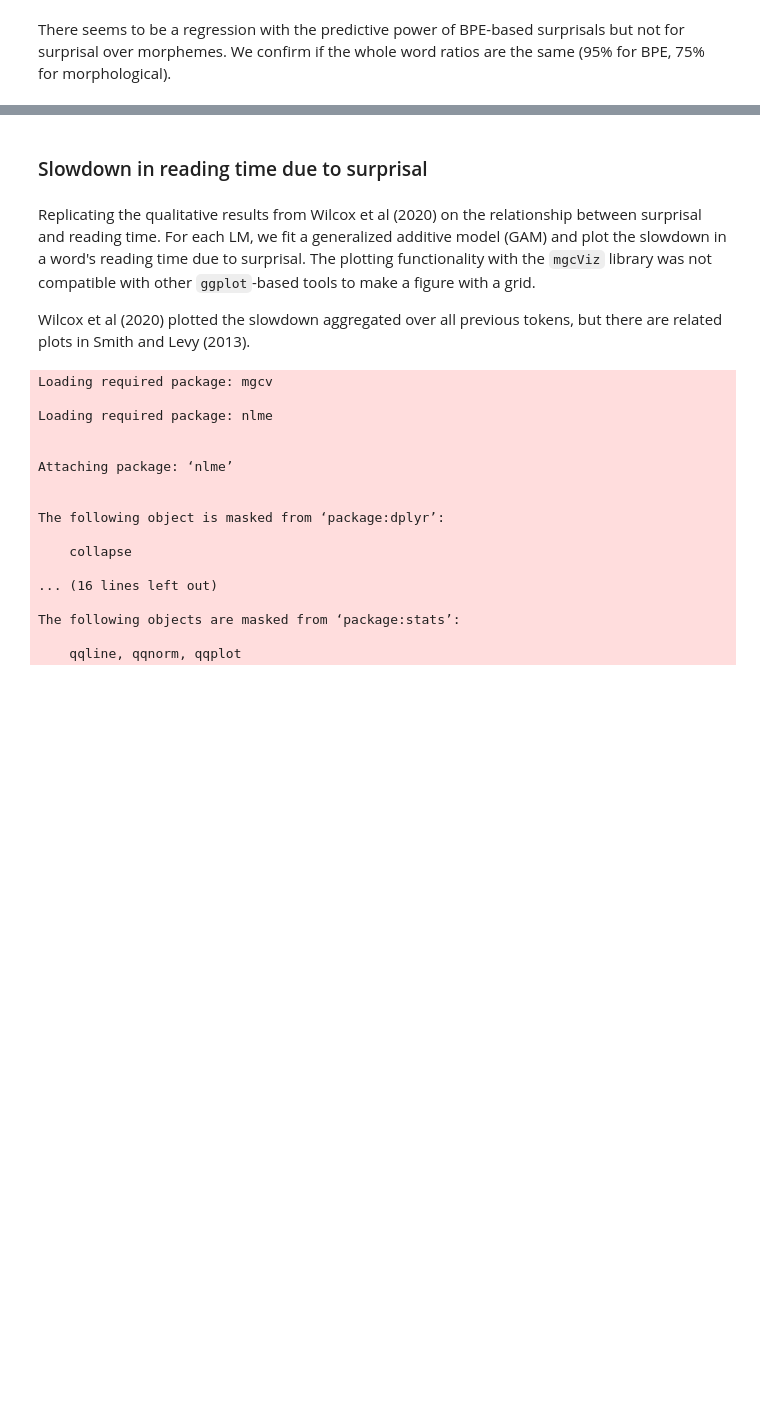
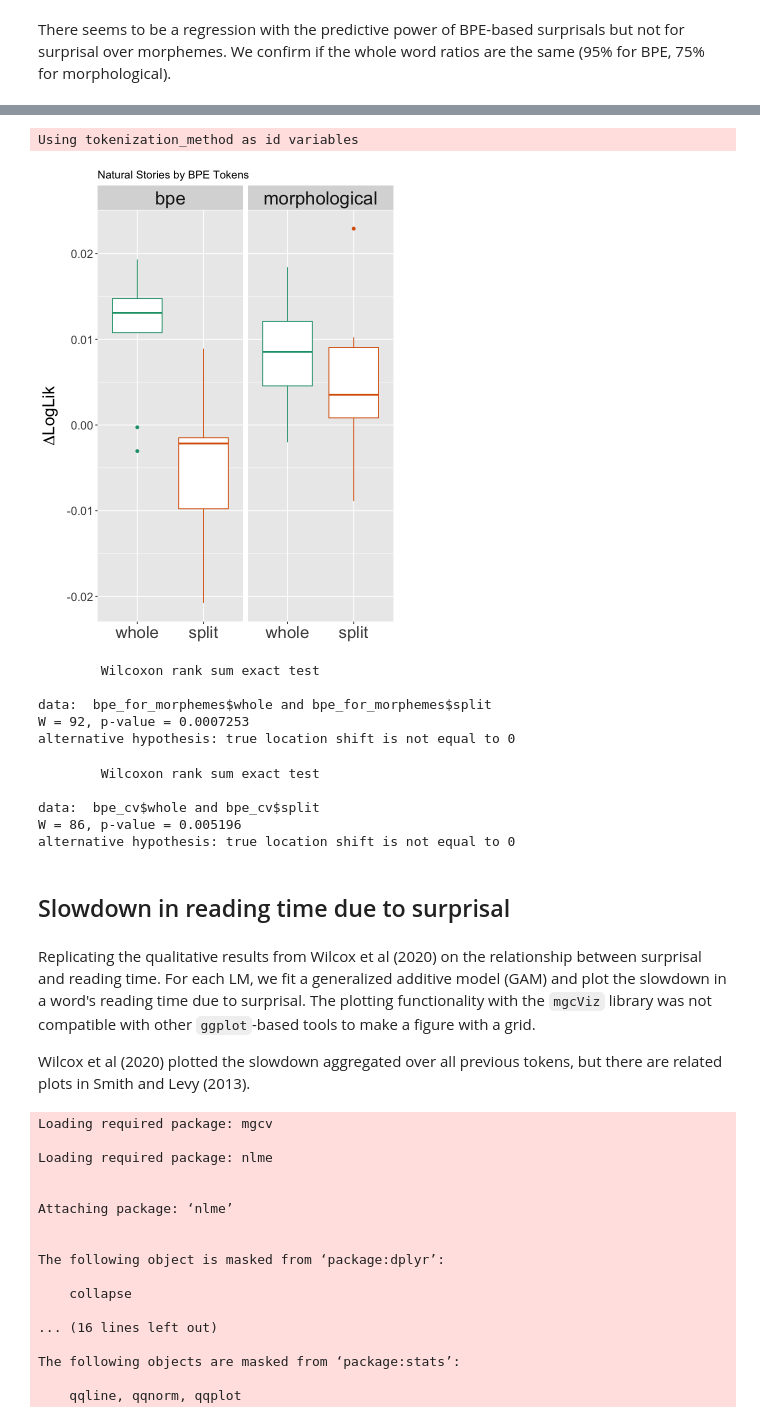
Before and after one commit to sathvikn/dl-psych-tokenization, a Jupyter notebook: regression_analysis.ipynb, the cells around one changed output, grey strips where cells are left out. Drawn from its saved outputs; the diff is of its cells as text; code cells hidden in the pictures; blank space fills up the shorter version.

```diff
--- a/regression_analysis.ipynb
+++ b/regression_analysis.ipynb
@@ -482,0 +509,2 @@ alternative hypothesis: true location shift is greater than 0
+# %%
+natural_stories_morph$bpe_split <- lapply(natural_stories_morph$token_uid, is_split, df = natural_stories_bpe)
@@ -483,5 +622,42 @@ alternative hypothesis: true location shift is greater than 0
+# %%
+morph_bpe_split <- filter(natural_stories_morph, bpe_split == TRUE)
+morph_one_bpe <- filter(natural_stories_morph, bpe_split == FALSE)
+shuffled_split <- sample(nrow(morph_bpe_split))
+shuffled_whole <- sample(nrow(morph_one_bpe))
+bpe_for_morphemes <- data.frame(whole = cross_validate(morph_one_bpe, shuffled_whole, et_control_formula, et_surprisal_formula),
+          split = cross_validate(morph_bpe_split, shuffled_split, et_control_formula, et_surprisal_formula),
+        tokenization_method = "bpe")
+bpe_cv <- cv_by_split(natural_stories_bpe, et_control_formula, et_surprisal_formula, "bpe")
+
+combined_cv <- rbind(bpe_for_morphemes, morph_cv)
+combined_cv <- melt(combined_cv) %>% rename(split = variable)
+plt <- ggplot(combined_cv, aes(x = split, y = value, color = split)) + geom_boxplot()
+plt <- plt + ylab(expression(paste(Delta, "LogLik"))) + ggtitle("Natural Stories by BPE Tokens")
+theme <- theme(axis.title = element_text(size = 20), axis.title.x = element_blank(), axis.text.x = element_text(size = 20),
+               axis.text.y = element_text(size = 14),
+               strip.text.x = element_text(size = 22), legend.position = "none")
+plt + facet_grid(. ~tokenization_method) + theme + labs(fill = "tokenization_method") + scale_color_brewer(palette = "Dark2")
+# %% [output]
+Using tokenization_method as id variables
+[figure, added]
+# %%
+wilcox.test(bpe_for_morphemes$whole, bpe_for_morphemes$split)
+# %% [output]
+        Wilcoxon rank sum exact test
+
+data:  bpe_for_morphemes$whole and bpe_for_morphemes$split
+W = 92, p-value = 0.0007253
+alternative hypothesis: true location shift is not equal to 0
+# %%
+wilcox.test(bpe_cv$whole, bpe_cv$split)
+# %% [output]
+        Wilcoxon rank sum exact test
+
+data:  bpe_cv$whole and bpe_cv$split
+W = 86, p-value = 0.005196
+alternative hypothesis: true location shift is not equal to 0
 # %% [markdown]
-### Slowdown in reading time due to surprisal
+## Slowdown in reading time due to surprisal
 # %% [markdown]
 Replicating the qualitative results from Wilcox et al (2020) on the relationship between surprisal and reading time. For each LM, we fit a generalized additive model (GAM) and plot the slowdown in a word's reading time due to surprisal. The plotting functionality with the `mgcViz` library was not compatible with other `ggplot`-based tools to make a figure with a grid.
 
```
Also changed, not shown: parts of 29 cells of this notebook.
